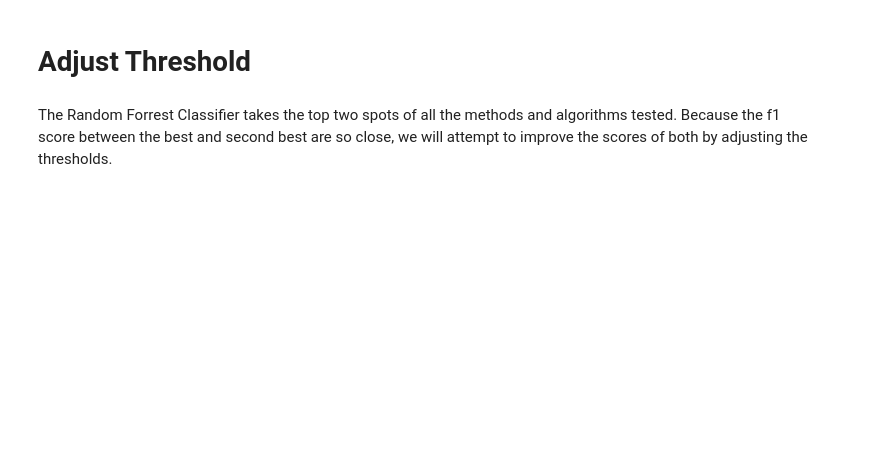
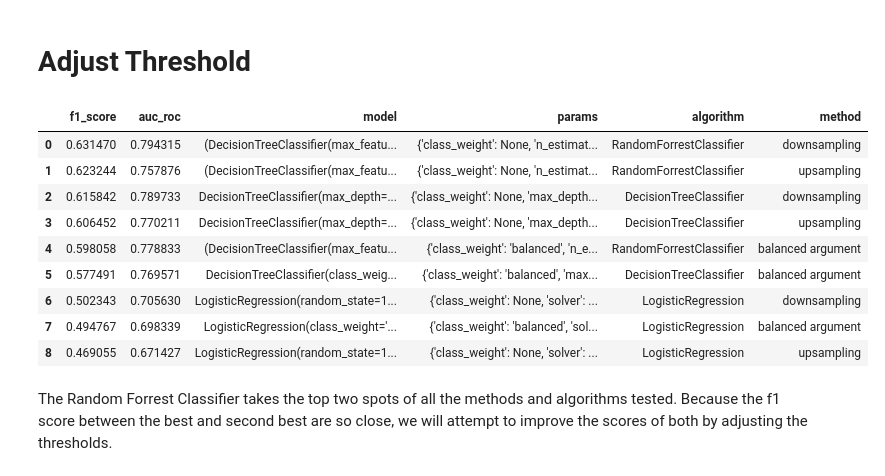
Before and after one commit to IMMontoya/Predict_Customer_Churn, a Jupyter notebook: nb.ipynb, the cells around one changed output. Drawn from its saved outputs; the diff is of its cells as text; code cells hidden in the pictures; blank space fills up the shorter version.

```diff
--- a/nb.ipynb
+++ b/nb.ipynb
@@ -741,5 +848,20 @@ display(results)
 # %% [markdown]
 # Adjust Threshold
+# %%
+results = load_results()
+
+display(results)
+# %% [output]
+|  | f1_score | auc_roc | model | params | algorithm | method |
+| 0 | 0.631470 | 0.794315 | (DecisionTreeClassifier(max_featu... | {'class_weight': None, 'n_estimat... | RandomForrestClassifier | downsampling |
+| 1 | 0.623244 | 0.757876 | (DecisionTreeClassifier(max_featu... | {'class_weight': None, 'n_estimat... | RandomForrestClassifier | upsampling |
+| 2 | 0.615842 | 0.789733 | DecisionTreeClassifier(max_depth=... | {'class_weight': None, 'max_depth... | DecisionTreeClassifier | downsampling |
+| 3 | 0.606452 | 0.770211 | DecisionTreeClassifier(max_depth=... | {'class_weight': None, 'max_depth... | DecisionTreeClassifier | upsampling |
+| 4 | 0.598058 | 0.778833 | (DecisionTreeClassifier(max_featu... | {'class_weight': 'balanced', 'n_e... | RandomForrestClassifier | balanced argument |
+| 5 | 0.577491 | 0.769571 | DecisionTreeClassifier(class_weig... | {'class_weight': 'balanced', 'max... | DecisionTreeClassifier | balanced argument |
+| 6 | 0.502343 | 0.705630 | LogisticRegression(random_state=1... | {'class_weight': None, 'solver': ... | LogisticRegression | downsampling |
+| 7 | 0.494767 | 0.698339 | LogisticRegression(class_weight='... | {'class_weight': 'balanced', 'sol... | LogisticRegression | balanced argument |
+| 8 | 0.469055 | 0.671427 | LogisticRegression(random_state=1... | {'class_weight': None, 'solver': ... | LogisticRegression | upsampling |
 # %% [markdown]
 The Random Forrest Classifier takes the top two spots of all the methods and algorithms tested. Because the f1 score between the best and second best are so close, we will attempt to improve the scores of both by adjusting the thresholds.
 # %%
```
Also changed, not shown: parts of 24 cells of this notebook, 10 other files.
